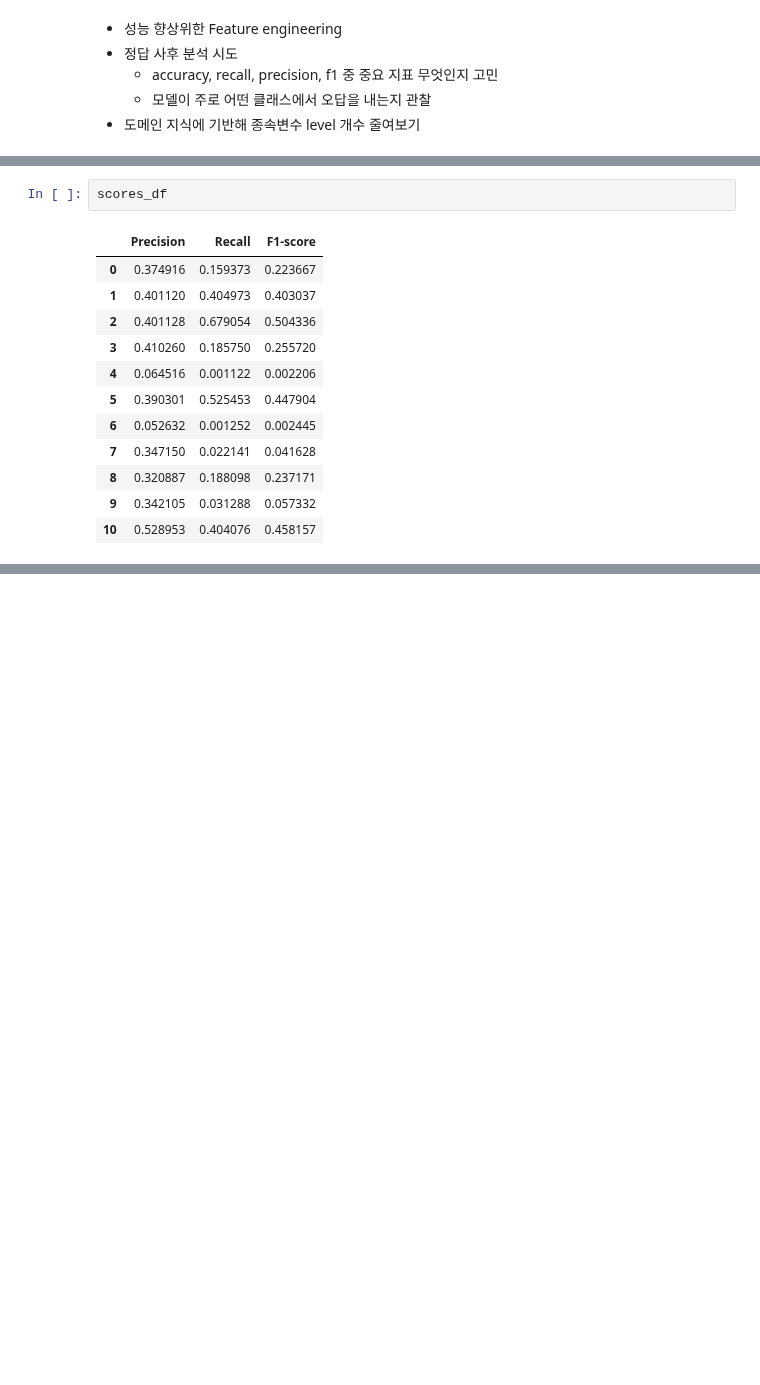
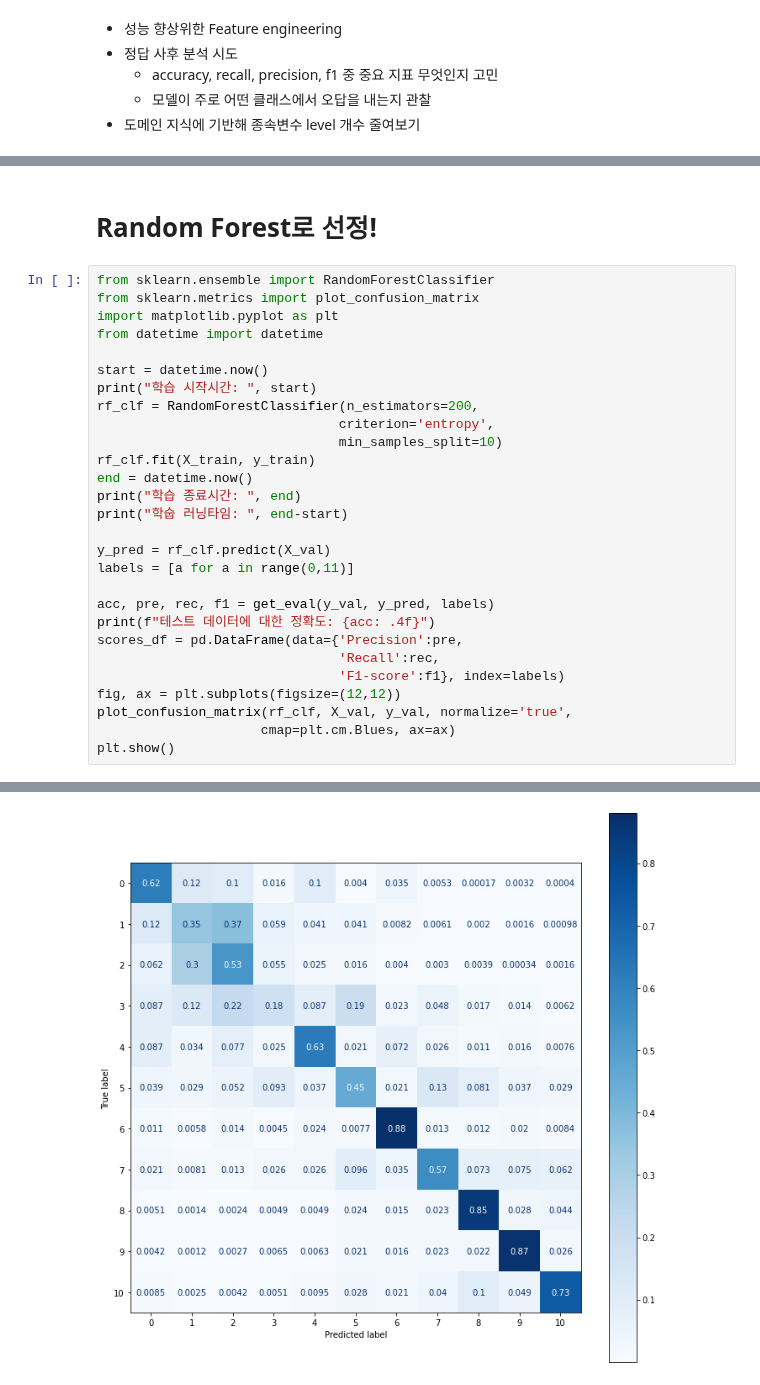
Before and after one commit to young-hun-jo/DataAnalysis, a Jupyter notebook: healthcare_los/prediction_modeling2.ipynb, the cells around one changed output, grey strips where cells are left out. Cells and saved outputs as stored; diff of their text form; blank space fills up the shorter version.

```diff
--- a/healthcare_los/prediction_modeling2.ipynb
+++ b/healthcare_los/prediction_modeling2.ipynb
@@ -311,15 +340,31 @@ plt.show()
-# %%
-scores_df
-# %% [output]
-|  | Precision | Recall | F1-score |
-| 0 | 0.374916 | 0.159373 | 0.223667 |
-| 1 | 0.401120 | 0.404973 | 0.403037 |
-| 2 | 0.401128 | 0.679054 | 0.504336 |
-| 3 | 0.410260 | 0.185750 | 0.255720 |
-| 4 | 0.064516 | 0.001122 | 0.002206 |
-| 5 | 0.390301 | 0.525453 | 0.447904 |
-| 6 | 0.052632 | 0.001252 | 0.002445 |
-| 7 | 0.347150 | 0.022141 | 0.041628 |
-| 8 | 0.320887 | 0.188098 | 0.237171 |
-| 9 | 0.342105 | 0.031288 | 0.057332 |
-| 10 | 0.528953 | 0.404076 | 0.458157 |
+# %% [markdown]
+# Random Forest로 선정!
+# %%
+from sklearn.ensemble import RandomForestClassifier
+from sklearn.metrics import plot_confusion_matrix
+import matplotlib.pyplot as plt
+from datetime import datetime
+
+start = datetime.now()
+print("학습 시작시간: ", start)
+rf_clf = RandomForestClassifier(n_estimators=200,
+                               criterion='entropy',
+                               min_samples_split=10)
+rf_clf.fit(X_train, y_train)
+end = datetime.now()
+print("학습 종료시간: ", end)
+print("학숩 러닝타임: ", end-start)
+
+y_pred = rf_clf.predict(X_val)
+labels = [a for a in range(0,11)]
+
+acc, pre, rec, f1 = get_eval(y_val, y_pred, labels)
+print(f"테스트 데이터에 대한 정확도: {acc: .4f}")
+scores_df = pd.DataFrame(data={'Precision':pre,
+                               'Recall':rec,
+                               'F1-score':f1}, index=labels)
+fig, ax = plt.subplots(figsize=(12,12))
+plot_confusion_matrix(rf_clf, X_val, y_val, normalize='true',
+                     cmap=plt.cm.Blues, ax=ax)
+plt.show()
+# %% [output]
@@ -325,0 +375 @@ scores_df
+[figure, added]
```
Also changed, not shown: parts of 37 cells of this notebook, 1 other file.
